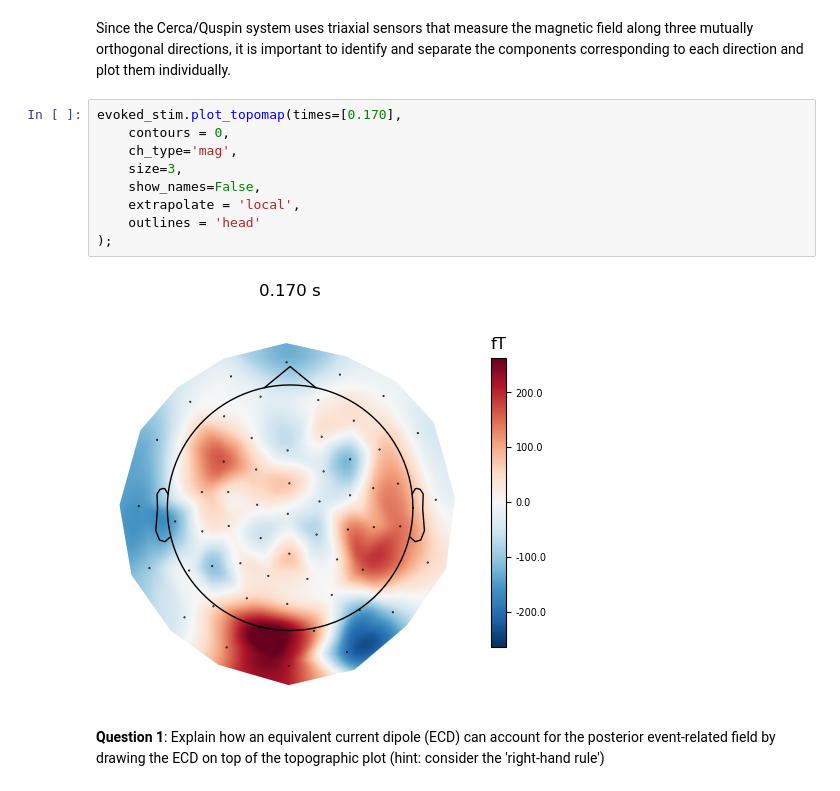
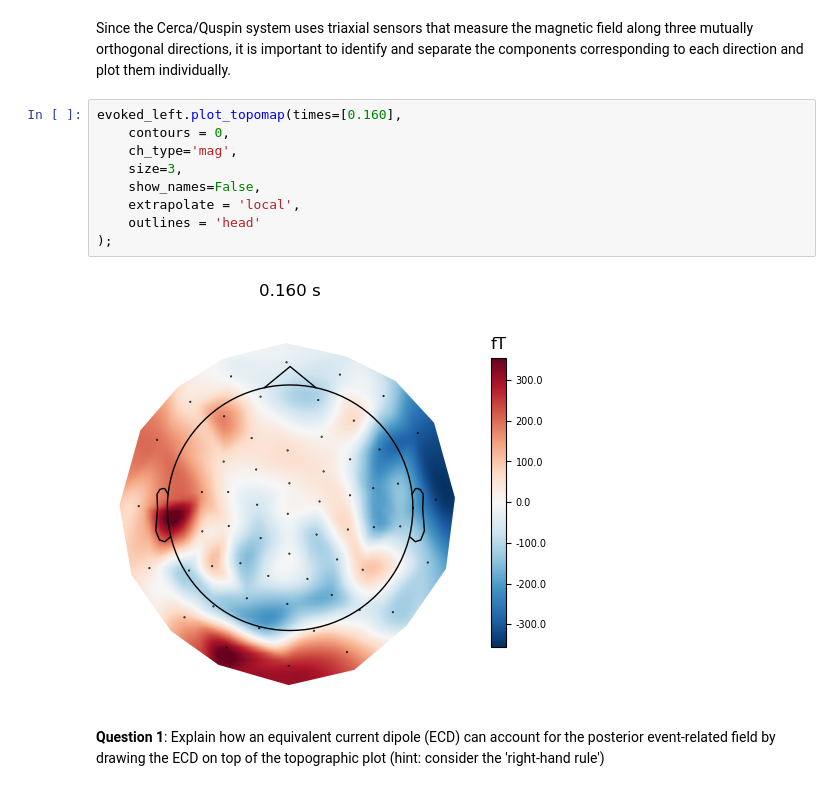
Before and after one commit to laurabpaulsen/Cerca, a Jupyter notebook: EventRelatedFields.ipynb, the cells around one changed output. Saved outputs shown, nothing was run; the diff lists cells and outputs as text.

```diff
--- a/EventRelatedFields.ipynb
+++ b/EventRelatedFields.ipynb
@@ -159,16 +141,16 @@ To enable interactive plotting, use %matplotlib qt instead of %matplotlib inline
 # %% [markdown]
 Since the Cerca/Quspin system uses triaxial sensors that measure the magnetic field along three mutually orthogonal directions, it is important to identify and separate the components corresponding to each direction and plot them individually.
 # %%
-evoked_stim.plot_topomap(times=[0.170],
+evoked_left.plot_topomap(times=[0.160],
     contours = 0,
     ch_type='mag',
     size=3,
     show_names=False,
     extrapolate = 'local',
     outlines = 'head'
 );
 # %% [output]
-[figure, old version]
+[figure, new version]
 # %% [markdown]
 **Question 1**: Explain how an equivalent current dipole (ECD) can account for the posterior event-related field by drawing the ECD on top of the topographic plot (hint: consider the 'right-hand rule')
 # %% [markdown]
```
Also changed, not shown: parts of 6 cells of this notebook, 8 other files.
